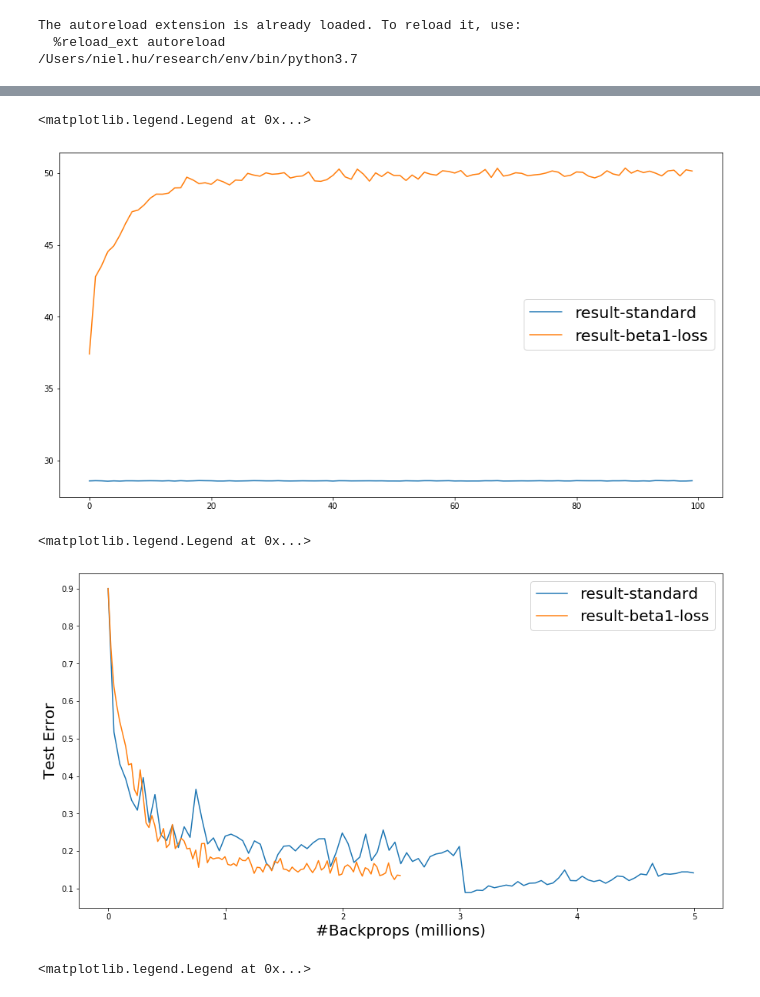
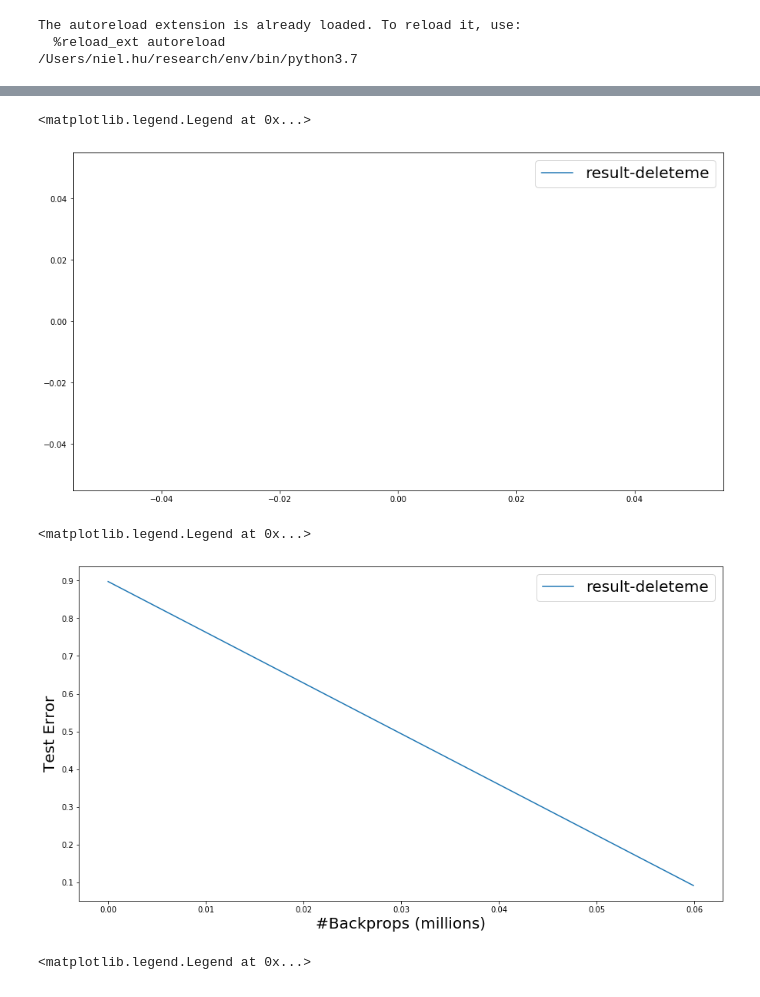
Before and after one commit to TengHu/TrainingDynamics, a Jupyter notebook: notebooks/SB.ipynb, the cells around one changed output, grey strips where cells are left out. Cells and saved outputs as stored; diff of their text form; code cells hidden in the pictures.

```diff
--- a/notebooks/SB.ipynb
+++ b/notebooks/SB.ipynb
@@ -50,7 +50,13 @@ import pickle5 as pickle
 directories = [
     "result-standard",
     "result-beta1-loss",
+    "result-beta1-loss-upweight"
     #"result-beta1-loss-upweight"
+    ]
+
+
+directories = [
+    "result-deleteme"
     ]
 
 
@@ -71,6 +77,7 @@ results = {}
 
 for dname in directories:
     d =   "cifar10/noisy_cifar10/" + dname
+    d = dname
     #dir_name = d + "_stats"
     #files = [os.path.join(d, file)  for file in os.listdir(d) if "result" in file] #startswith("result-")][:5]
     results[dname] = {"train": load_blobs([d]), "test":load_blobs([d], "test")}
@@ -85,23 +111,24 @@ noise = set(np.array(range(len(pct0)))[pct0 != pct25])
 # %%
 def count_noisy_examples(name):
-    return [np.mean([len(noise.intersection(j)) for j in i]) for i in results[name]['train'][0]['examples']]
-
+    return [np.mean([len(noise.intersection(j)) for j in i]) / 128 for i in results[name]['train'][0]['examples']]
 
 def train_loss(name):
     return [np.mean(i) for i in results[name]['train'][0]['train_loss']]
 
+def count_noise_in_correct(name):
+    return [np.mean([len(noise.intersection(j)) for j in i ]) for i in results[dname]['train'][0]['correct_pred']]
 
 def train_pred1(name):
     return [np.mean(i) for i in results[name]['train'][0]['train_pred1']]
 
 fig, ax = plt.subplots(figsize=(15, 8))
 for dname in directories:
     plt.plot(count_noisy_examples(dname))
 
 plt.legend(directories,  fontsize=20)
 # %% [output]
 <matplotlib.legend.Legend at 0x...>
-[figure, old version]
+[figure, new version]
 # %%
 fig, ax = plt.subplots(figsize=(15, 8))
 
@@ -117,7 +144,7 @@ plt.legend(directories,  fontsize=20)
 #plt.legend(["Standard", "SB (beta=1)", "SB (beta=3)", "compaction, sample prob 0.1, confidence 0.8"],  fontsize=20)
 # %% [output]
 <matplotlib.legend.Legend at 0x...>
-[figure, old version]
+[figure, new version]
 # %%
 fig, ax = plt.subplots(figsize=(15, 8))
 
```
Also changed, not shown: parts of 6 cells of this notebook, 2 other files.
